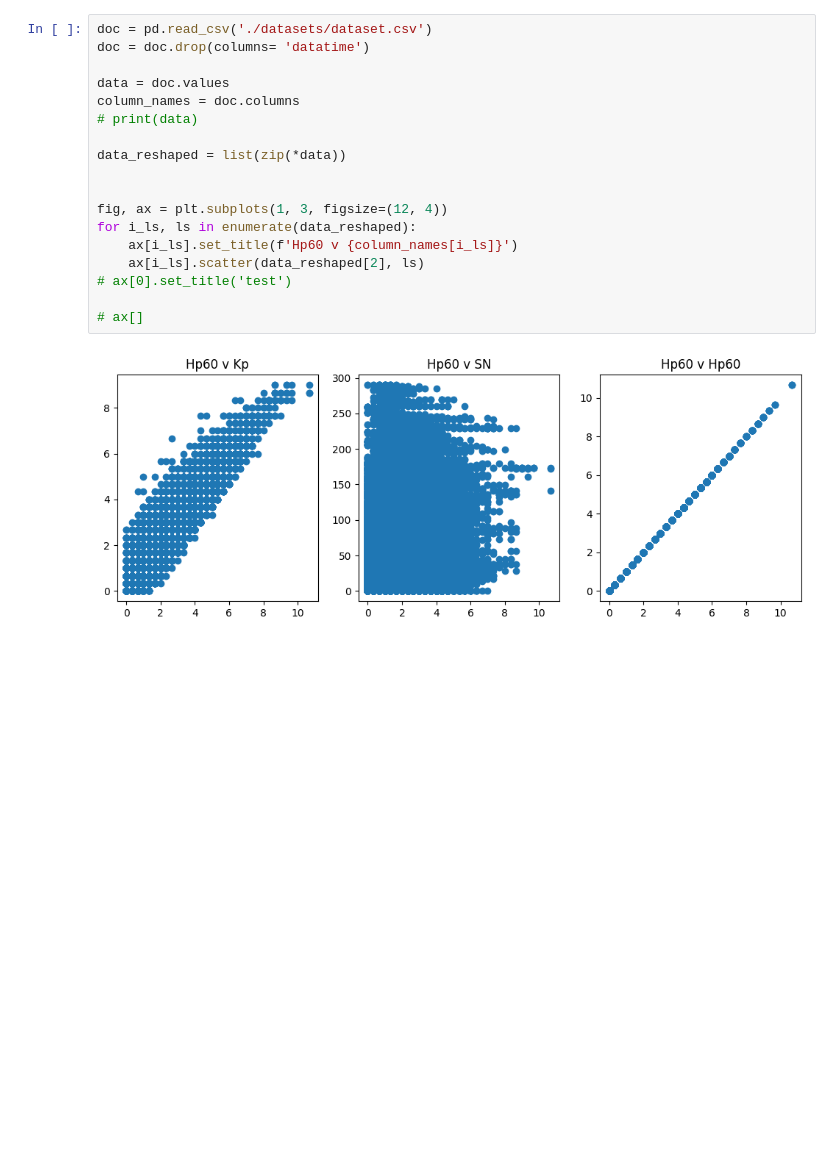
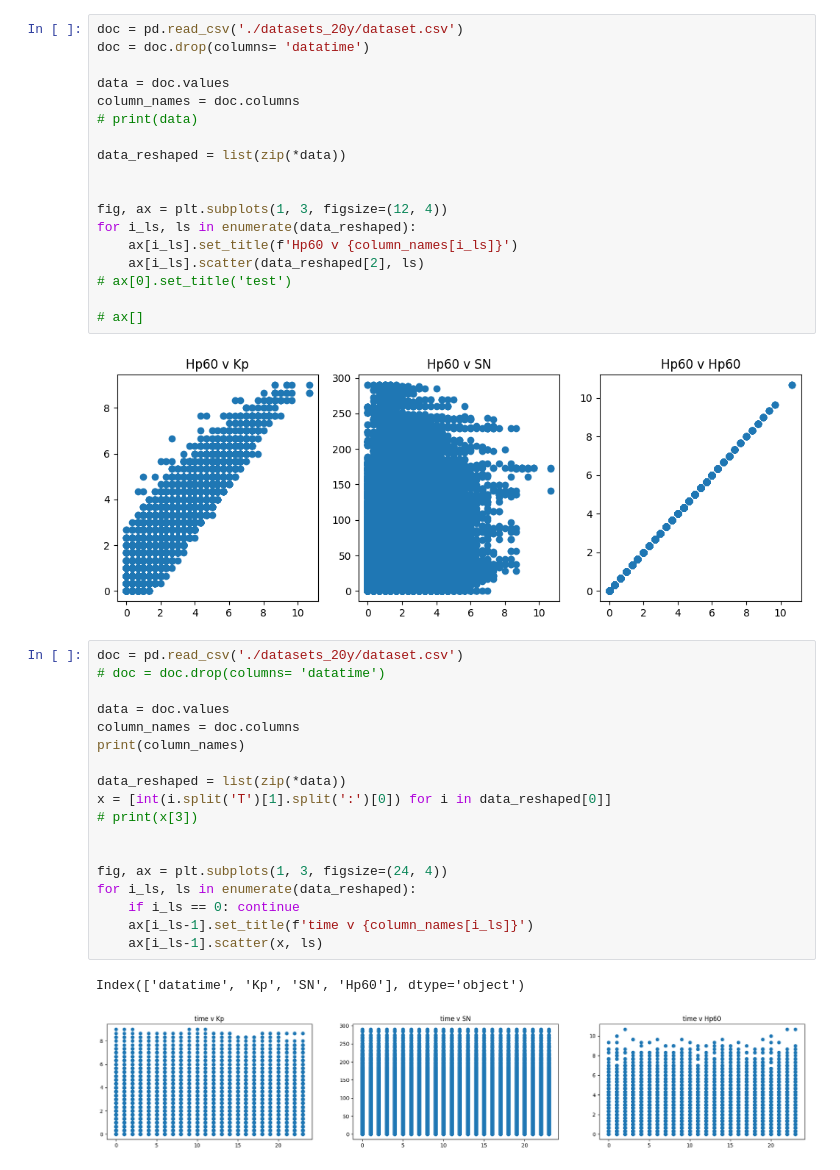
Before and after one commit to whaly-w/spacesci, a Jupyter notebook: model_data_selection.ipynb, the cells around one changed output. Cells and saved outputs as stored; diff of their text form; blank space fills up the shorter version.

```diff
--- a/model_data_selection.ipynb
+++ b/model_data_selection.ipynb
@@ -5,5 +5,5 @@ import matplotlib.plot as plt
 # %%
-doc = pd.read_csv('./datasets/dataset.csv')
+doc = pd.read_csv('./datasets_20y/dataset.csv')
 doc = doc.drop(columns= 'datatime')
 
 data = doc.values
@@ -22,3 +22,24 @@ for i_ls, ls in enumerate(data_reshaped):
 # ax[]
 # %% [output]
 [figure]
+# %%
+doc = pd.read_csv('./datasets_20y/dataset.csv')
+# doc = doc.drop(columns= 'datatime')
+
+data = doc.values
+column_names = doc.columns
+print(column_names)
+
+data_reshaped = list(zip(*data))
+x = [int(i.split('T')[1].split(':')[0]) for i in data_reshaped[0]]
+# print(x[3])
+
+
+fig, ax = plt.subplots(1, 3, figsize=(24, 4))
+for i_ls, ls in enumerate(data_reshaped):
+    if i_ls == 0: continue
+    ax[i_ls-1].set_title(f'time v {column_names[i_ls]}')
+    ax[i_ls-1].scatter(x, ls)
+# %% [output]
+Index(['datatime', 'Kp', 'SN', 'Hp60'], dtype='object')
+[figure, added]
```
Also changed, not shown: parts of 1 cell of this notebook.
